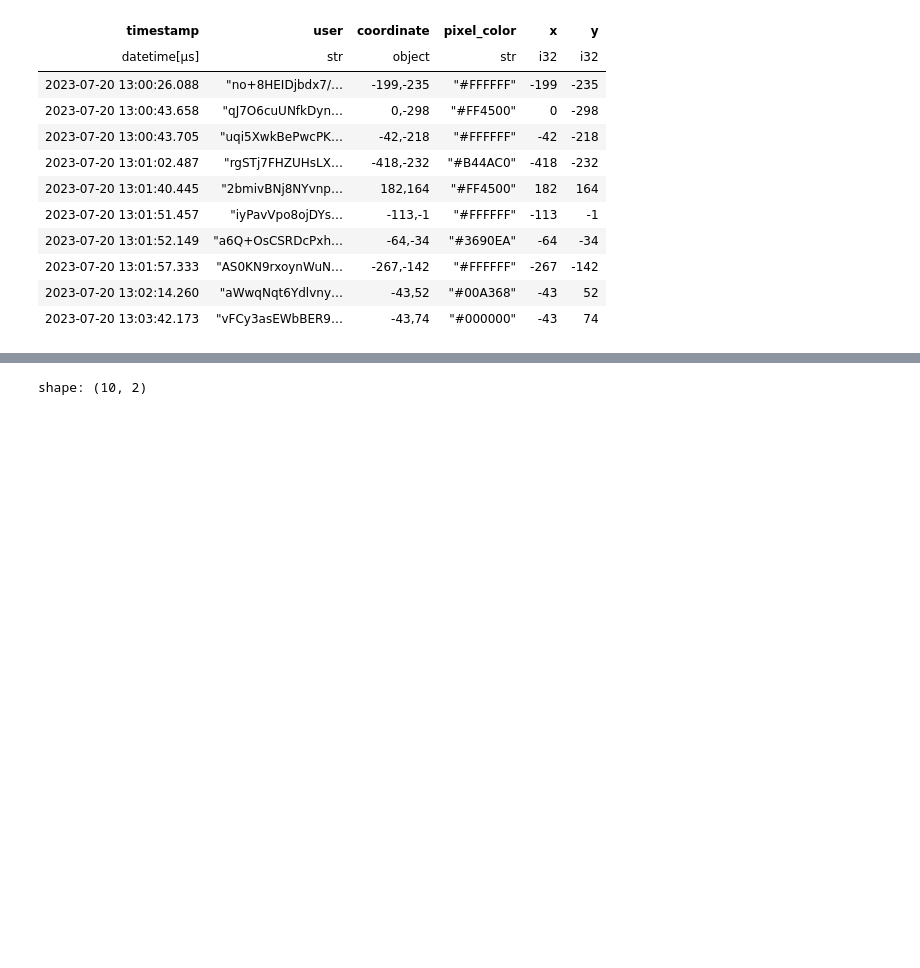
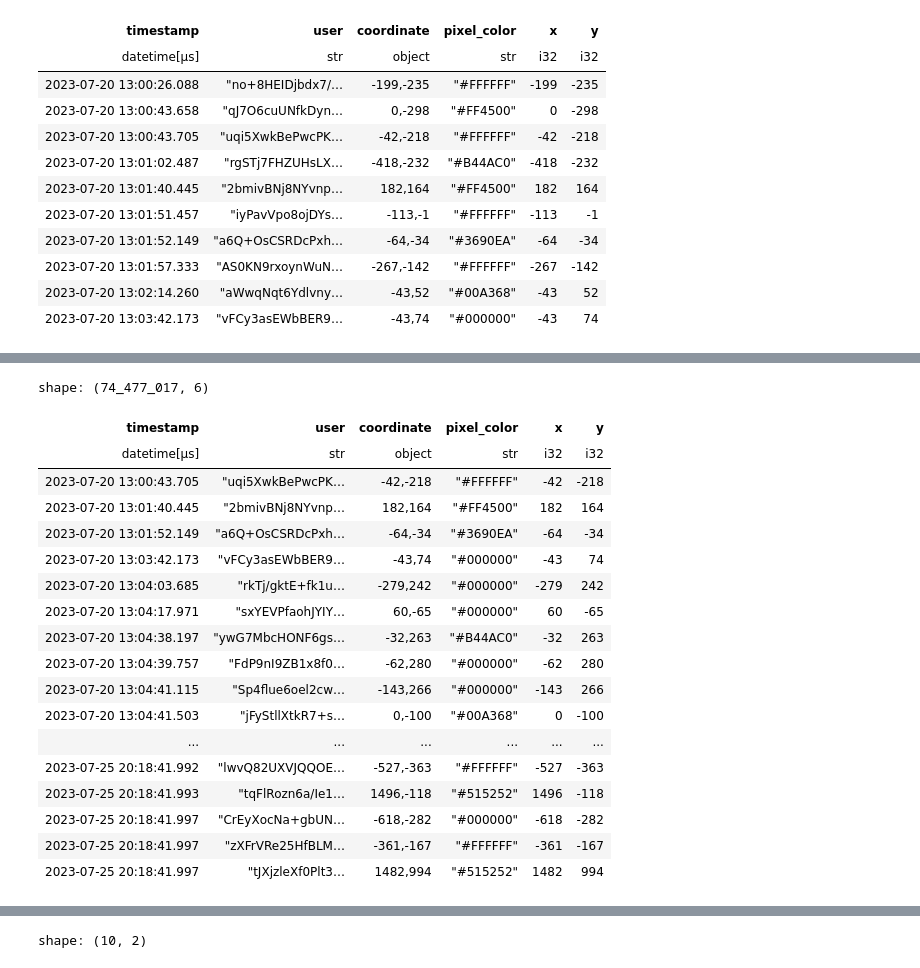
Before and after one commit to bnkessler/CloudComputing, a Jupyter notebook: PlaceParquet.ipynb, the cells around one changed output, grey strips where cells are left out. Saved outputs shown, nothing was run; the diff lists cells and outputs as text; code cells hidden in the pictures; blank space fills up the shorter version.

```diff
--- a/PlaceParquet.ipynb
+++ b/PlaceParquet.ipynb
@@ -167,0 +150,35 @@ shape: (100, 2)
+# %%
+# Run this with value from box above
+pbs_idx = value_counts.filter(pl.col("count") >= 60)
+
+pixels_placed = df.filter(pl.col('user').is_in(pbs_idx.select("user").collect(streaming=True))).collect(streaming=True)
+
+latest_coords = pixels_placed.group_by(["x", "y"]).agg(
+    pl.col('timestamp').arg_max().alias('idxmax'),
+    pl.col("pixel_color").last().alias("latest_color")
+)
+
+latest_coords.write_parquet("/Users/ben/Documents/GitHub/CloudComputing/latest_coords99.parquet")
+# Go to r/place analysis
+# %%
+pixels_placed
+# %% [output]
+shape: (74_477_017, 6)
+| timestamp | user | coordinate | pixel_color | x | y |
+| datetime[μs] | str | object | str | i32 | i32 |
+| 2023-07-20 13:00:43.705 | "uqi5XwkBePwcPK… | -42,-218 | "#FFFFFF" | -42 | -218 |
+| 2023-07-20 13:01:40.445 | "2bmivBNj8NYvnp… | 182,164 | "#FF4500" | 182 | 164 |
+| 2023-07-20 13:01:52.149 | "a6Q+OsCSRDcPxh… | -64,-34 | "#3690EA" | -64 | -34 |
+| 2023-07-20 13:03:42.173 | "vFCy3asEWbBER9… | -43,74 | "#000000" | -43 | 74 |
+| 2023-07-20 13:04:03.685 | "rkTj/gktE+fk1u… | -279,242 | "#000000" | -279 | 242 |
+| 2023-07-20 13:04:17.971 | "sxYEVPfaohJYIY… | 60,-65 | "#000000" | 60 | -65 |
+| 2023-07-20 13:04:38.197 | "ywG7MbcHONF6gs… | -32,263 | "#B44AC0" | -32 | 263 |
+| 2023-07-20 13:04:39.757 | "FdP9nI9ZB1x8f0… | -62,280 | "#000000" | -62 | 280 |
+| 2023-07-20 13:04:41.115 | "Sp4flue6oel2cw… | -143,266 | "#000000" | -143 | 266 |
+| 2023-07-20 13:04:41.503 | "jFyStllXtkR7+s… | 0,-100 | "#00A368" | 0 | -100 |
+| ... | ... | ... | ... | ... | ... |
+| 2023-07-25 20:18:41.992 | "lwvQ82UXVJQQOE… | -527,-363 | "#FFFFFF" | -527 | -363 |
+| 2023-07-25 20:18:41.993 | "tqFlRozn6a/Ie1… | 1496,-118 | "#515252" | 1496 | -118 |
+| 2023-07-25 20:18:41.997 | "CrEyXocNa+gbUN… | -618,-282 | "#000000" | -618 | -282 |
+| 2023-07-25 20:18:41.997 | "zXFrVRe25HfBLM… | -361,-167 | "#FFFFFF" | -361 | -167 |
+| 2023-07-25 20:18:41.997 | "tJXjzleXf0Plt3… | 1482,994 | "#515252" | 1482 | 994 |
```
Also changed, not shown: parts of 16 cells of this notebook, 3 other files.
